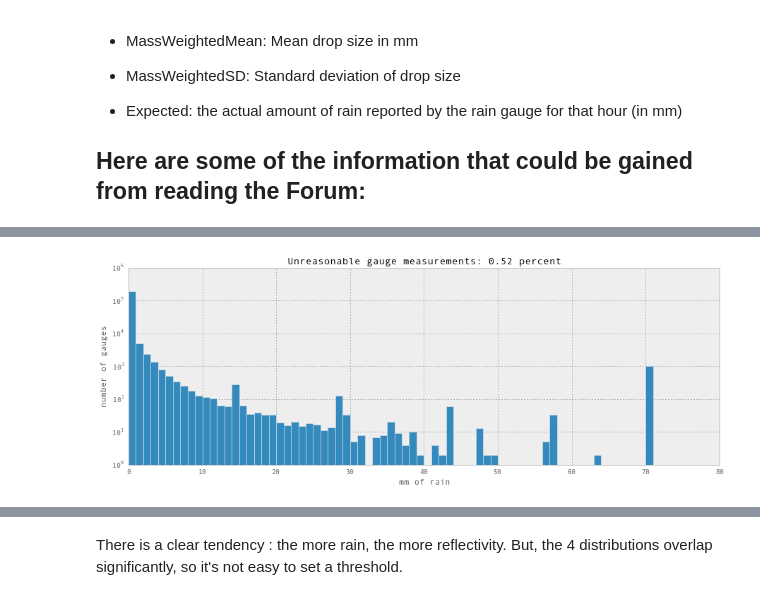
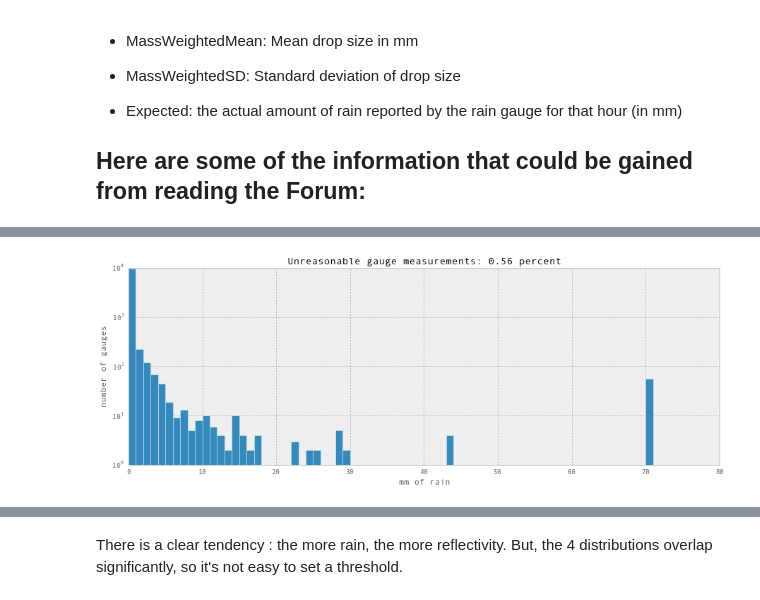
Before and after one commit to jfraj/krad, a Jupyter notebook: notebook/Make It Rain.ipynb, the cells around one changed output, grey strips where cells are left out. Cells and saved outputs as stored; diff of their text form; code cells hidden in the pictures.

```diff
--- a/notebook/Make It Rain.ipynb
+++ b/notebook/Make It Rain.ipynb
@@ -80,27 +80,27 @@ data
 # %%
 #filename = '../sampleSubmission.csv'
 #filename = '../../../Data/train_2013.csv'
 
 
-data = pd.read_csv(filename, nrows=200000)
-#data = pd.read_csv(filename, nrows=10000)
+#data = pd.read_csv(filename, nrows=200000)
+data = pd.read_csv(filename, nrows=10000)
 #data = pd.read_csv(filename)
 
 # plot the "expected" results, namely the amount of water actually collected in gauges
 # As stated on the Forum, some gauges give unreasonable readings (above 70 mm). Let's
 # bin those all together
 
 normalized_expected = data['Expected'].apply(lambda v: N.where( v> 70, 71, v))
 
 number_of_gauges    = float(normalized_expected.shape[0])
 number_unreasonable = float(sum( normalized_expected > 70))
 
 fraction_of_unreasonable = number_unreasonable / number_of_gauges
 
 normalized_expected.hist(range=(0.,71),bins=71,log=True)
 plt.title('Unreasonable gauge measurements: %4.2f percent'%(100*fraction_of_unreasonable))
 plt.ylabel('number of gauges')
 plt.xlabel('mm of rain')
 plt.show()
 # %% [output]
-[figure, old version]
+[figure, new version]
```
Also changed, not shown: parts of 10 cells of this notebook.
